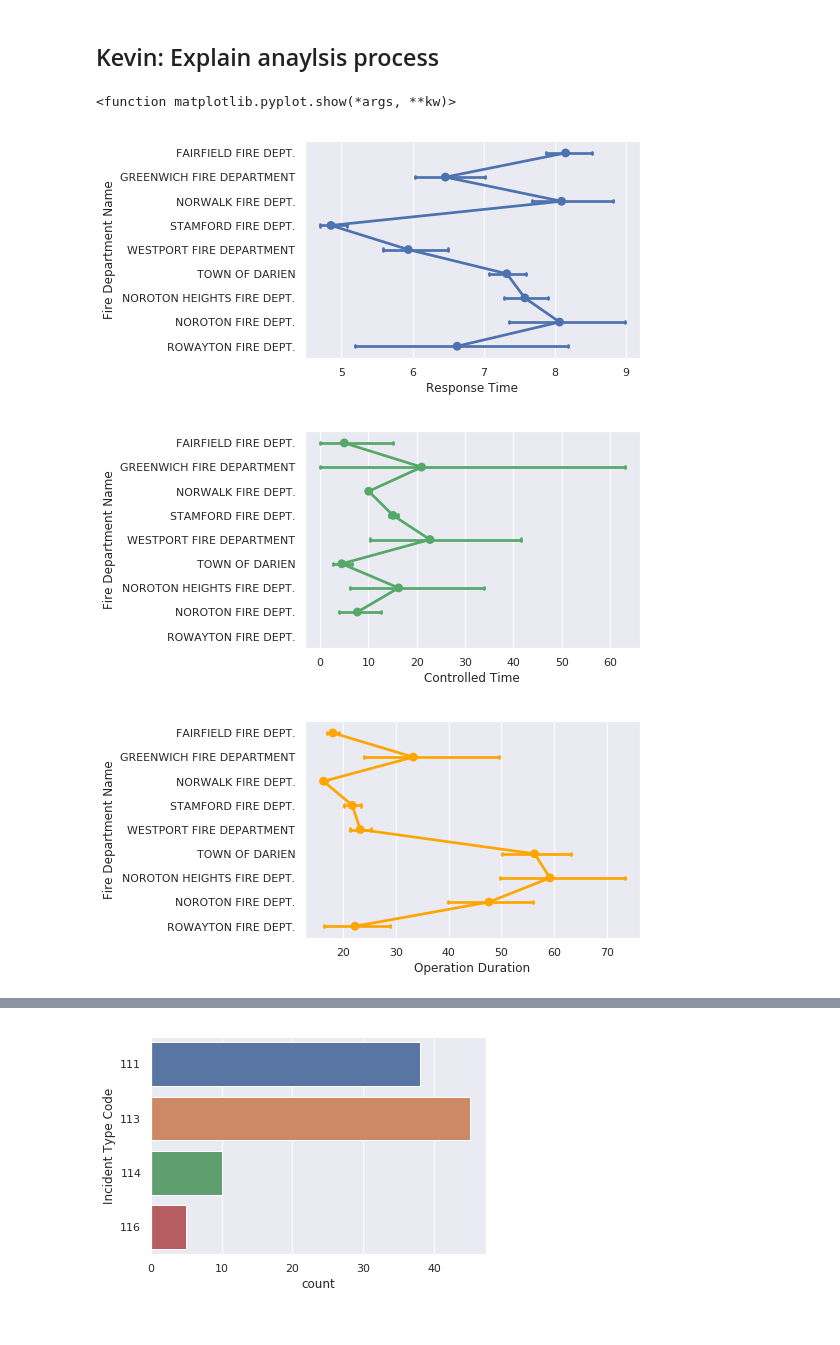
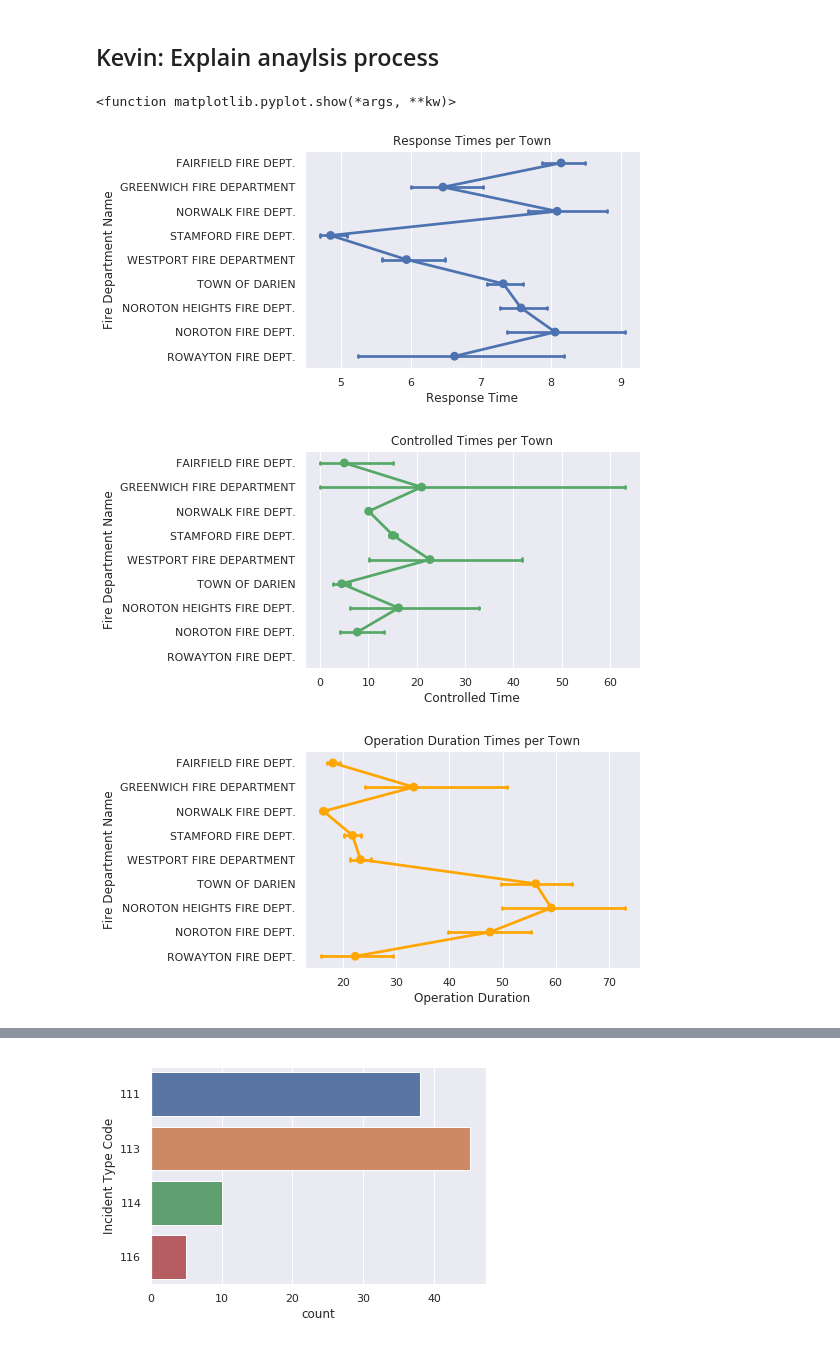
Before and after one commit to fairfield-university-ba505-fall2018/final-project-team-fire, a Jupyter notebook: Final_notebook.ipynb, the cells around one changed output, grey strips where cells are left out. Saved outputs shown, nothing was run; the diff lists cells and outputs as text; code cells hidden in the pictures.

```diff
--- a/Final_notebook.ipynb
+++ b/Final_notebook.ipynb
@@ -304,26 +304,28 @@ plt.show()
 # %%
 #Mean plot of response times per town
 
-mean_response_time = sns.pointplot(x="Response Time", y="Fire Department Name", data=df, capsize=.1,Title='Response Times per Town')
+mean_response_time = sns.pointplot(x="Response Time", y="Fire Department Name", data=df, capsize=.1).set_title('Response Times per Town')
 
 plt.show
 # %% [output]
 <function matplotlib.pyplot.show(*args, **kw)>
-[figure, old version]
+[figure, new version]
 # %%
 #Mean plot of controlled times per town
-mean_control_times = sns.pointplot(x="Controlled Time", y="Fire Department Name", data=df, color ='g',capsize=.1,title='Controlled Time')
+mean_control_times = sns.pointplot(x="Controlled Time", y="Fire Department Name", data=df, color ='g',capsize=.1,).set_title('Controlled Times per Town')
+
 
 plt.show()
 # %% [output]
-[figure, old version]
+[figure, new version]
 # %%
 #Mean plot of operation duration times per town
-mean_operation_times = sns.pointplot(x="Operation Duration", y="Fire Department Name", color = 'orange',data=df, capsize=.1)
+mean_operation_times = sns.pointplot(x="Operation Duration", y="Fire Department Name", color = 'orange',data=df, capsize=.1).set_title('Operation Duration Times per Town')
+
 
 plt.show()
 # %% [output]
-[figure, old version]
+[figure, new version]
 # %%
 #Look at how long fairfield firefighters put out fires
 #Need to make a dataframe of just Fairfield Incidents.
```
Also changed, not shown: parts of 7 cells of this notebook.
